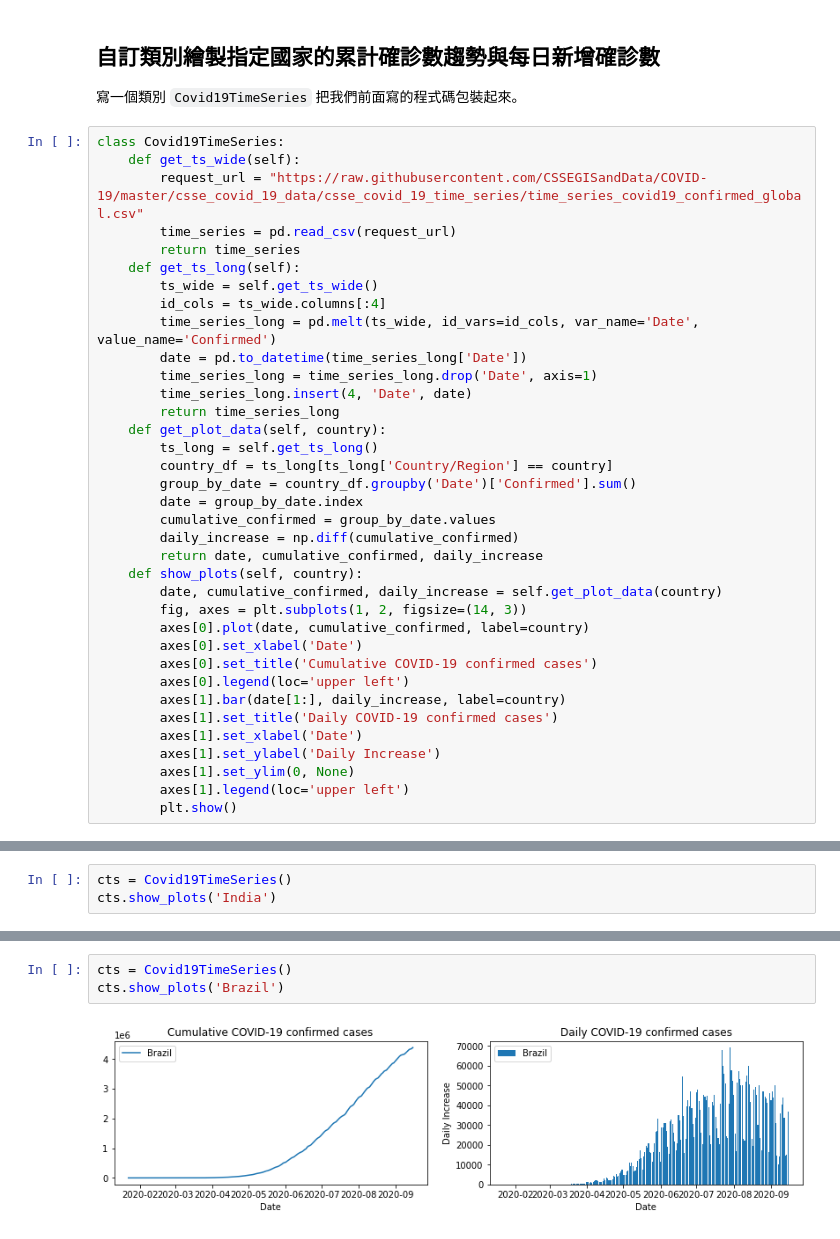
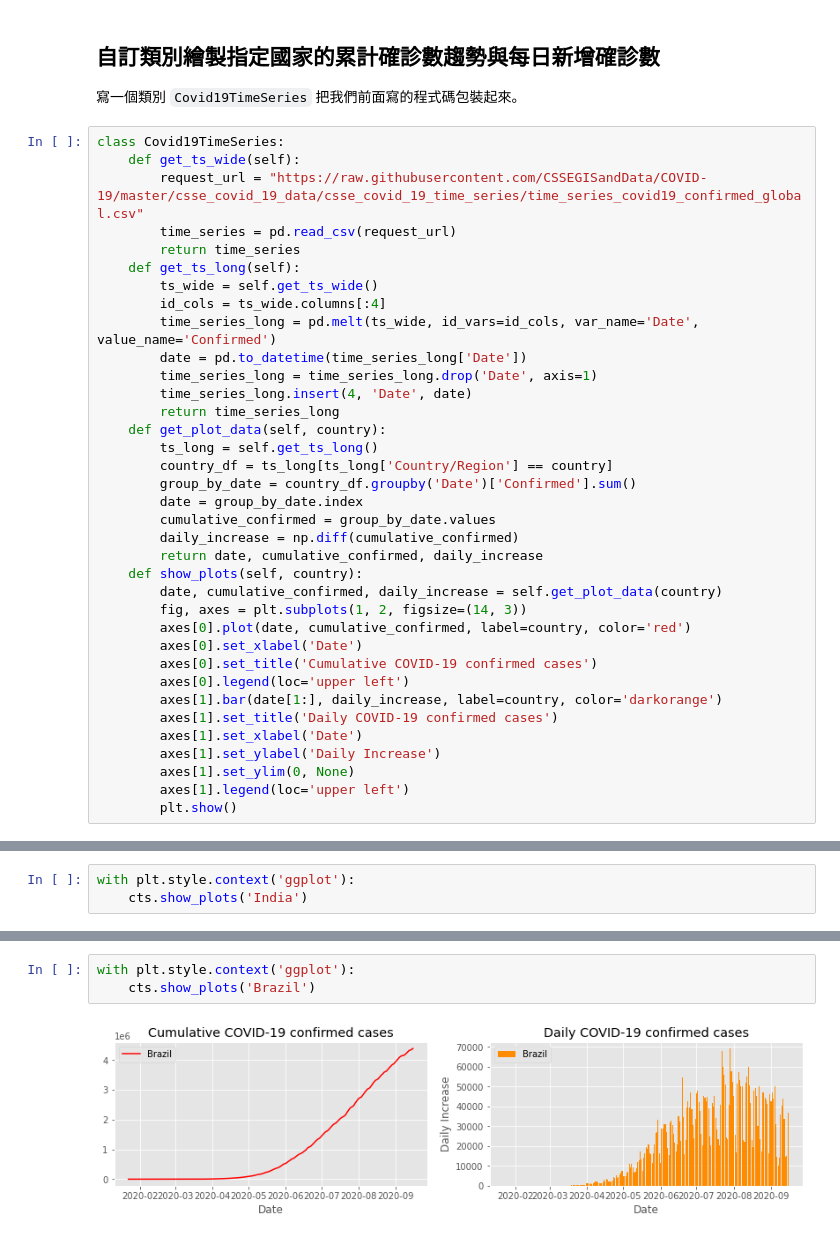
Before and after one commit to datainpoint/project-python-data-toolkit-glimpse, a Jupyter notebook: project-python-data-toolkit-glimpse.ipynb, the cells around one changed output, grey strips where cells are left out. Saved outputs shown, nothing was run; the diff lists cells and outputs as text.

Commit message:
add colors

```diff
--- a/project-python-data-toolkit-glimpse.ipynb
+++ b/project-python-data-toolkit-glimpse.ipynb
@@ -190,11 +190,11 @@ class Covid19TimeSeries:
     def show_plots(self, country):
         date, cumulative_confirmed, daily_increase = self.get_plot_data(country)
         fig, axes = plt.subplots(1, 2, figsize=(14, 3))
-        axes[0].plot(date, cumulative_confirmed, label=country)
+        axes[0].plot(date, cumulative_confirmed, label=country, color='red')
         axes[0].set_xlabel('Date')
         axes[0].set_title('Cumulative COVID-19 confirmed cases')
         axes[0].legend(loc='upper left')
-        axes[1].bar(date[1:], daily_increase, label=country)
+        axes[1].bar(date[1:], daily_increase, label=country, color='darkorange')
         axes[1].set_title('Daily COVID-19 confirmed cases')
         axes[1].set_xlabel('Date')
         axes[1].set_ylabel('Daily Increase')
@@ -209,4 +209,4 @@ cts.show_plots('US')
 # %%
-cts = Covid19TimeSeries()
-cts.show_plots('India')
+with plt.style.context('ggplot'):
+    cts.show_plots('India')
 # %% [output]
@@ -214,5 +214,5 @@ cts.show_plots('India')
 # %%
-cts = Covid19TimeSeries()
-cts.show_plots('Brazil')
+with plt.style.context('ggplot'):
+    cts.show_plots('Brazil')
 # %% [output]
-[figure, old version]
+[figure, new version]
```
Also changed, not shown: parts of 4 cells of this notebook.
